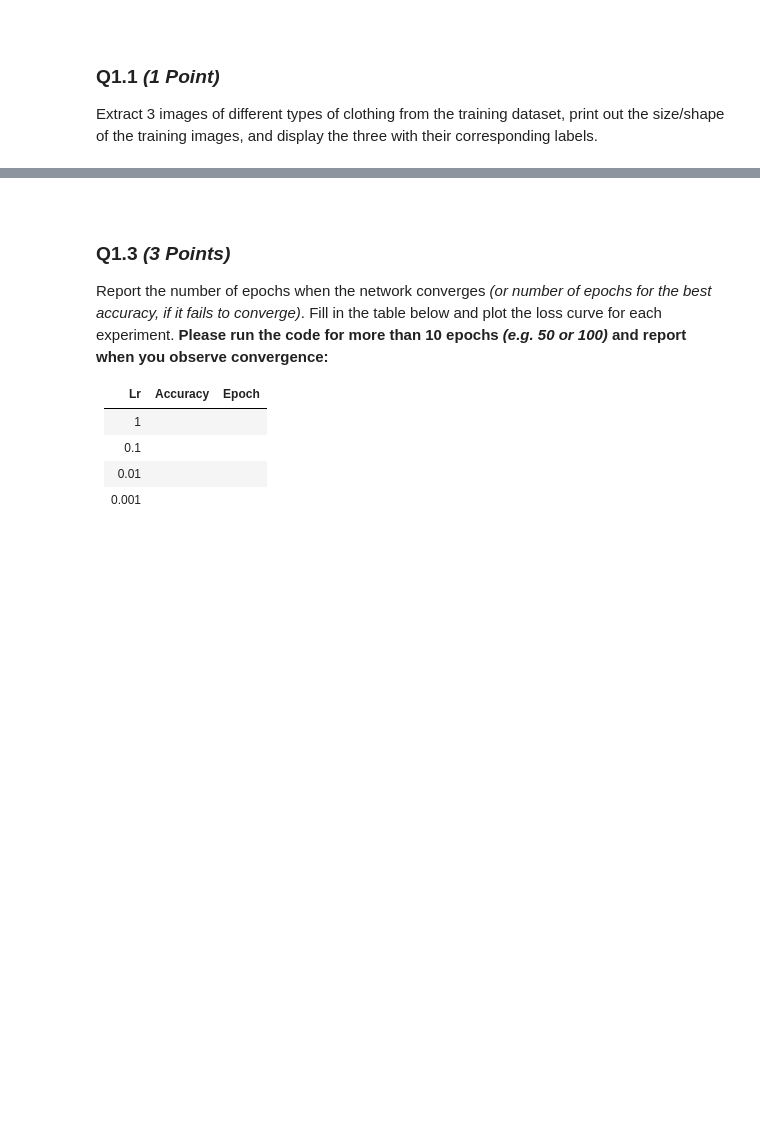
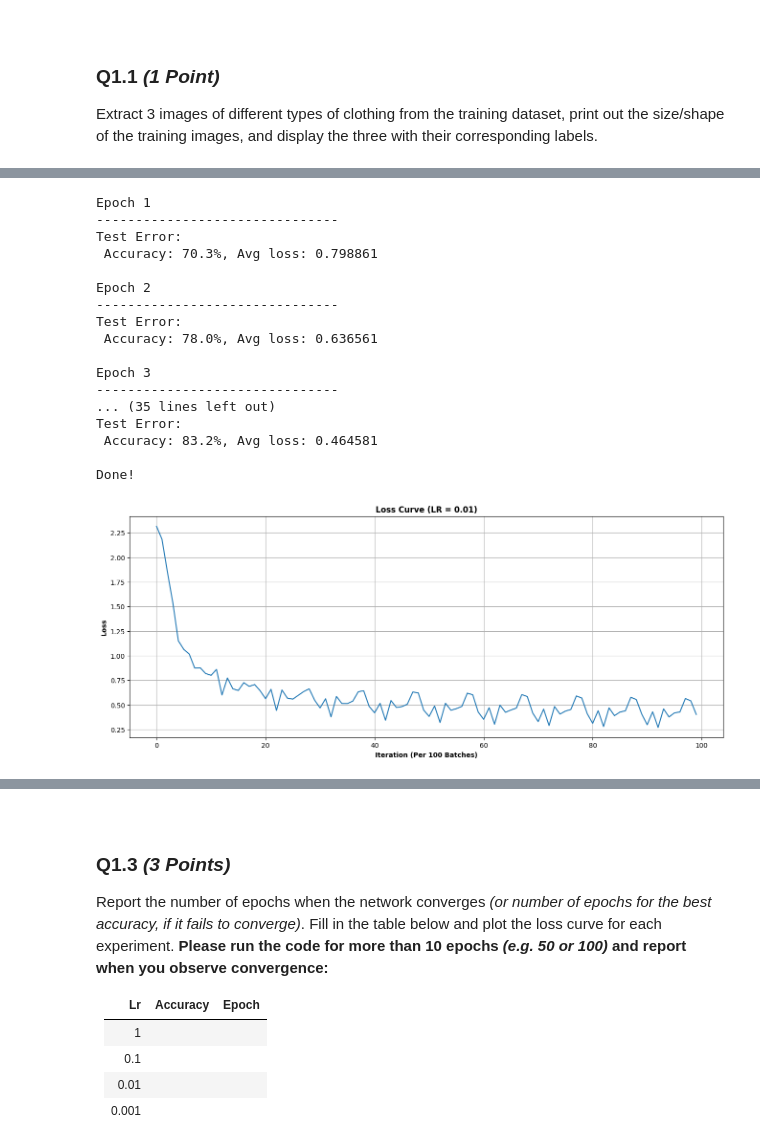
Before and after one commit to busatmd021/COMPUTER-VISION, a Jupyter notebook: Assignment3.ipynb, the cells around one changed output, grey strips where cells are left out. Drawn from its saved outputs; the diff is of its cells as text; code cells hidden in the pictures; blank space fills up the shorter version.

```diff
--- a/Assignment3.ipynb
+++ b/Assignment3.ipynb
@@ -134,0 +254,48 @@ print("Done!")
+# %%
+# Instantiate the Model & Move it to the Selected Device (CPU or GPU)
+model = NeuralNetwork().to(device)
+
+# Define the Loss Function & the Optimiser (learning Rate)
+loss_fn = nn.CrossEntropyLoss()
+optimizer = torch.optim.SGD(model.parameters(), lr=0.01)
+
+# Set Epochs
+epochs = 10
+
+# Prepare to Store Loss
+all_batch_losses = []
+
+# Train & Test the Model
+for t in range(epochs):
+    print(f"Epoch {t+1}\n-------------------------------")
+    epoch_batch_losses = train(train_dataloader, model, loss_fn, optimizer)
+    all_batch_losses.extend(epoch_batch_losses)
+    test(test_dataloader, model, loss_fn)
+print("Done!")
+
+plt.figure(figsize=(16, 6))
+plt.plot(all_batch_losses)
+plt.xlabel("Iteration (Per 100 Batches)", fontweight="bold")
+plt.ylabel("Loss", fontweight="bold")
+plt.title("Loss Curve (LR = 0.01)", fontweight="bold")
+plt.grid(True)
+plt.show()
+# %% [output]
+Epoch 1
+-------------------------------
+Test Error:
+ Accuracy: 70.3%, Avg loss: 0.798861
+
+Epoch 2
+-------------------------------
+Test Error:
+ Accuracy: 78.0%, Avg loss: 0.636561
+
+Epoch 3
+-------------------------------
+... (35 lines left out)
+Test Error:
+ Accuracy: 83.2%, Avg loss: 0.464581
+
+Done!
+[figure, added]
```
Also changed, not shown: parts of 10 cells of this notebook, 1 other file.
